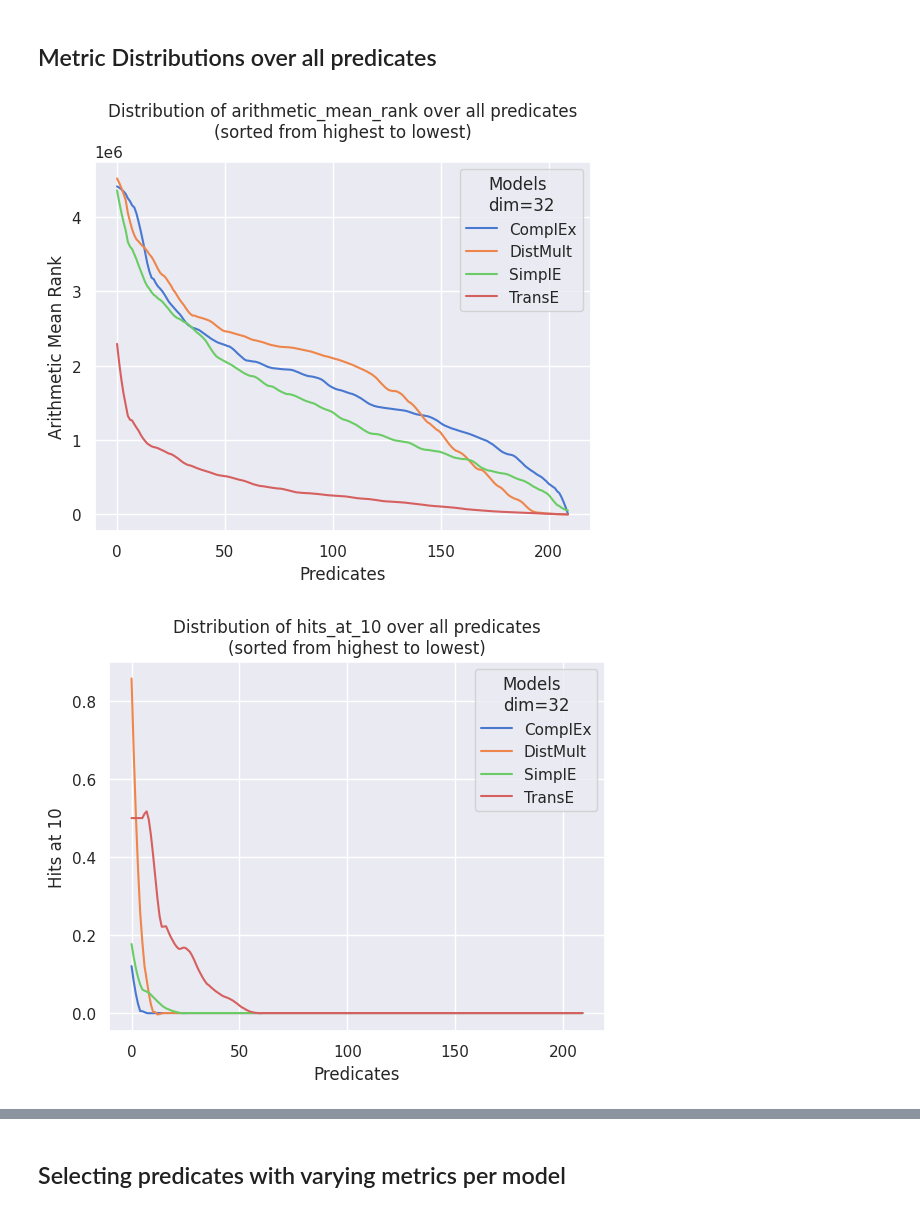
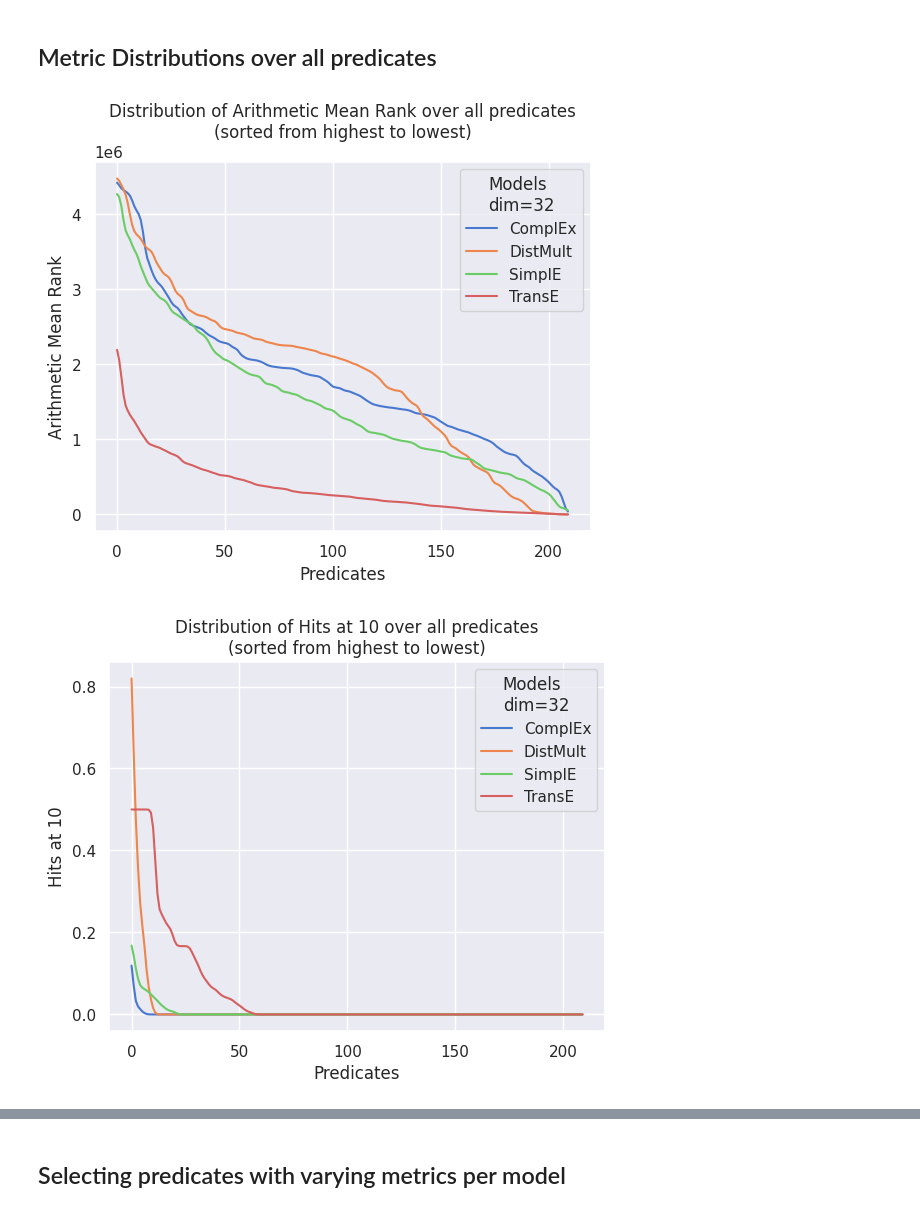
Before and after one commit to mortenterhart/KGE_Query_Completion, a Jupyter notebook: compare_example_predicates.ipynb, the cells around one changed output, grey strips where cells are left out. Cells and saved outputs as stored; diff of their text form; code cells hidden in the pictures.

Commit message:
Add metric histograms and change smoothing operation

```diff
--- a/find_example_predicates.ipynb
+++ b/compare_example_predicates.ipynb
@@ -12,7 +13,8 @@ from scipy.signal import savgol_filter
 WIKIDATA5M_TRANSDUCTIVE_NUM_ENTITIES = 4_594_485
 
 # Set Seaborn theme
-sns.set_theme(style='darkgrid')
+SEABORN_THEME = 'darkgrid'
+sns.set_theme(style=SEABORN_THEME)
 # %% [markdown]
 ## Acquiring relevant metrics from dim32 embeddings
 # %%
@@ -87,3 +89,13 @@ def get_wikidata_property_names(property_ids: list):
         property_names.append(response['entities'][pid]['labels']['en']['value'])
 
     return property_names
+
+def get_metric_label(metric_name):
+    if metric_name == 'arithmetic_mean_rank':
+        return 'Arithmetic Mean Rank'
+    elif metric_name == 'hits_at_5':
+        return 'Hits at 5'
+    elif metric_name == 'hits_at_10':
+        return 'Hits at 10'
+
+    return metric_name
@@ -90,63 +145,66 @@ def get_wikidata_property_names(property_ids: list):
 # %% [markdown]
 ## Metric Distributions over all predicates
 # %%
-def compute_smooth_metrics_curve(metrics_df, window_size, polyorder):
+def compute_savgol_filter(metrics_df, window_size, polyorder):
     return metrics_df.assign(value_smooth=savgol_filter(metrics_df['Value'], window_size, polyorder))
 
 
+def compute_gaussian_filter(metrics_df, sigma=1):
+    return metrics_df.assign(value_smooth=gaussian_filter1d(metrics_df['Value'], sigma=sigma))
+
+
 def plot_predicate_metric_distributions(predicate_metrics, metric_name, embedding_dim=32, smoothen=True):
+    sns.set_theme(style=SEABORN_THEME)
+
     metrics_df = predicate_metrics[predicate_metrics['Metric'] == metric_name]
 
+    metric_label = get_metric_label(metric_name)
     models_list = metrics_df['model'].sort_values().unique()
     model_labels = ['ComplEx', 'DistMult', 'SimplE', 'TransE']
 
     if 'complex' not in models_list:
         model_labels = ['DistMult', 'SimplE', 'TransE']
-
-    metric_label = metric_name
-    if metric_name == 'arithmetic_mean_rank':
-        metric_label = 'Arithmetic Mean Rank'
-    elif metric_name == 'hits_at_5':
-        metric_label = 'Hits at 5'
-    elif metric_name == 'hits_at_10':
-        metric_label = 'Hits at 10'
 
     smoothen_window_size = 10
     smoothen_polyorder = 2
 
     indexed_metrics = []
     for model in models_list:
         model_metrics = metrics_df[metrics_df['model'] == model]
         model_metrics = model_metrics.sort_values(by='Value', ascending=False, ignore_index=True).reset_index()
 
         if smoothen:
-            model_metrics = compute_smooth_metrics_curve(model_metrics, smoothen_window_size, smoothen_polyorder)
+            model_metrics = compute_gaussian_filter(model_metrics, sigma=1)
 
         indexed_metrics.append(model_metrics)
 
     indexed_metrics_df = pd.concat(indexed_metrics)
 
-    g = sns.lineplot(x='index', y='value_smooth', hue='model', data=indexed_metrics_df, estimator='mean',
+    value_column = 'Value'
+    if smoothen:
+        value_column = 'value_smooth'
+
+    g = sns.lineplot(x='index', y=value_column, hue='model', data=indexed_metrics_df, estimator='mean',
                      palette='muted')
 
     # Change legend labels and title to capitalized names
     legend = g.get_legend()
     legend.set_title(f'Models\ndim={embedding_dim}')
     for lt, label in zip(legend.texts, model_labels):
         lt.set_text(label)
 
-    plt.title(f'Distribution of {metric_name} over all predicates\n(sorted from highest to lowest)')
+    plt.title(f'Distribution of {metric_label} over all predicates\n(sorted from highest to lowest)')
     plt.xlabel('Predicates')
     plt.ylabel(metric_label)
 
     plt.show()
 
 
 plot_predicate_metric_distributions(dim32_predicate_metrics, 'arithmetic_mean_rank', embedding_dim=32)
 plot_predicate_metric_distributions(dim32_predicate_metrics, 'hits_at_10', embedding_dim=32)
 # %% [output]
-[figure, old version]
+[figure, new version]
-[figure, old version]
+[figure, new version]
 # %%
 plot_predicate_metric_distributions(dim512_predicate_metrics, 'arithmetic_mean_rank', embedding_dim=512)
 plot_predicate_metric_distributions(dim512_predicate_metrics, 'hits_at_10', embedding_dim=512)
```
Also changed, not shown: parts of 9 cells of this notebook.
